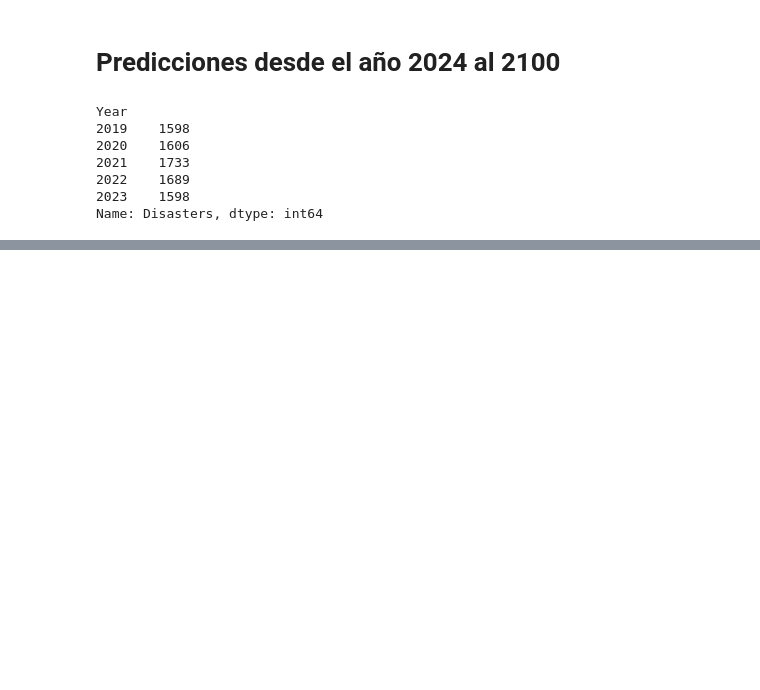
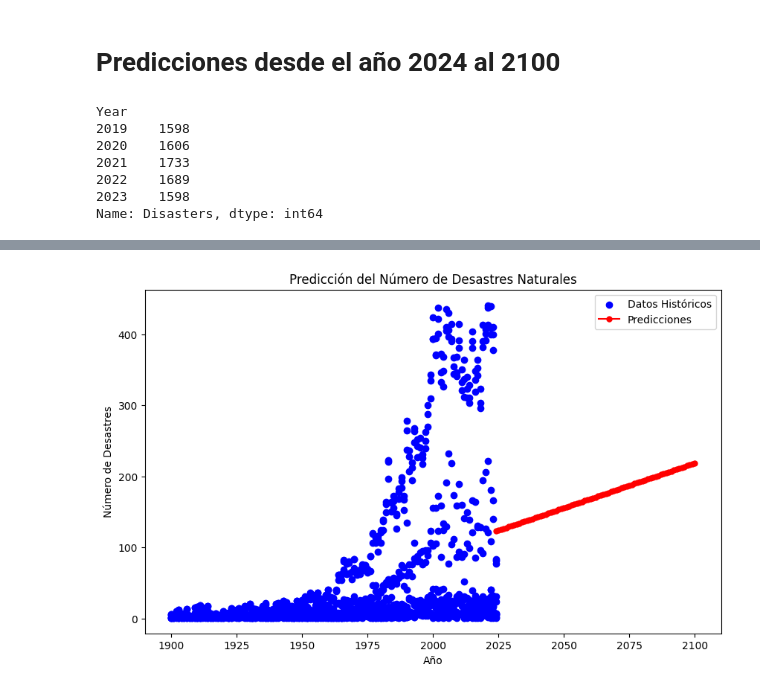
Before and after one commit to FrankRomeroT/H-bito, a Jupyter notebook: Dia 14/desastres_naturales.ipynb, the cells around one changed output, grey strips where cells are left out. Saved outputs shown, nothing was run; the diff lists cells and outputs as text; code cells hidden in the pictures; blank space fills up the shorter version.

```diff
--- a/Dia 14/desastres_naturales.ipynb
+++ b/Dia 14/desastres_naturales.ipynb
@@ -256,16 +329,17 @@ from sklearn.linear_model import LinearRegression
 from sklearn.metrics import mean_squared_error, r2_score
 # %%
 # Seleccionar las características y la variable objetivo
-X = df[['Year']]
-y = df['Disasters']
+X = df2[['Year']]    # Caracteristicas
+y = df2['Disasters'] # Tarjet
 
 # Ajustar el modelo de regresión lineal con todos los datos disponibles
 model = LinearRegression()
 model.fit(X, y)
 
-# Hacer predicciones para los años 2024 y 2025
-predictions = model.predict([[2024], [2025]])
+# Generar una lista de años desde 2024 hasta 2100
+future_years = list(range(2024, 2101))
 
-print(f'Predicción del número de desastres naturales en 2024: {predictions[0]}')
-print(f'Predicción del número de desastres naturales en 2025: {predictions[1]}')
+# Hacer predicciones para los años 2024 a 2100
+future_predictions = model.predict([[year] for year in future_years])
+print(future_predictions)
 # %% [output]
@@ -273,0 +362,19 @@ Predicción del número de desastres naturales en 2025: 124.0807440721751
+# %%
+# Crear un diagrama de dispersión para los datos históricos
+plt.figure(figsize=(10, 6))
+plt.scatter(df2['Year'], df2['Disasters'], color='blue', label='Datos Históricos')
+
+# Agregar las predicciones al gráfico con un marcador más grande
+plt.plot(future_years, future_predictions, color='red', linestyle='-', marker='o', markersize=5, label='Predicciones')
+
+# Etiquetas y título
+plt.xlabel('Año')
+plt.ylabel('Número de Desastres')
+plt.title('Predicción del Número de Desastres Naturales')
+plt.legend()
+plt.show()
+
+# Crear un DataFrame con las predicciones
+predictions_df = pd.DataFrame({'Year': future_years, 'Predicted Disasters': future_predictions})
+# %% [output]
+[figure, added]
```
Also changed, not shown: parts of 6 cells of this notebook, 5 other files.
